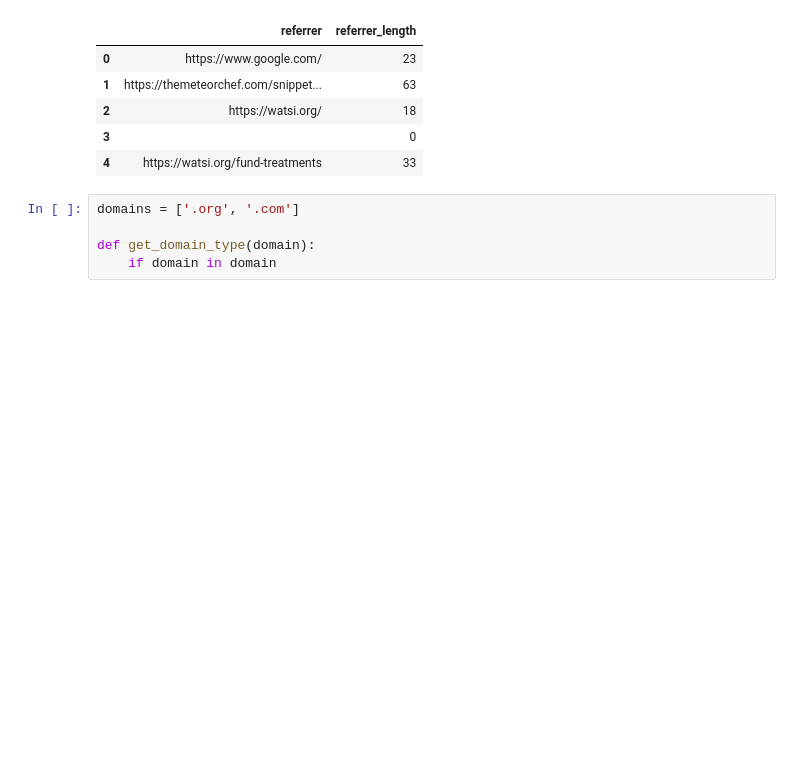
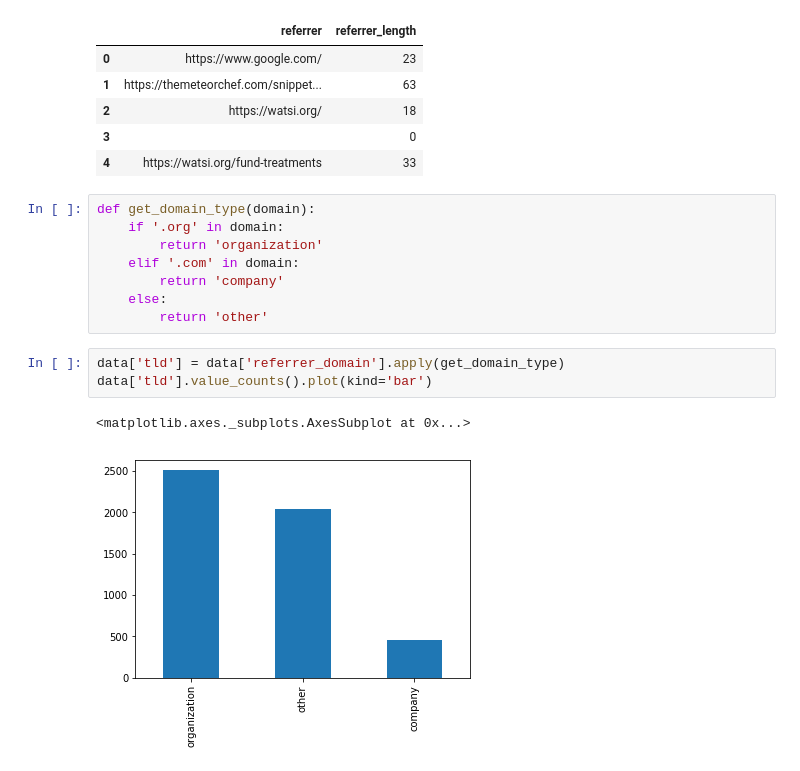
Before and after one commit to alcpinto/python-basics, a Jupyter notebook: notebooks/06analysis.ipynb, the cells around one changed output. Cells and saved outputs as stored; diff of their text form; blank space fills up the shorter version.

```diff
--- a/notebooks/06analysis.ipynb
+++ b/notebooks/06analysis.ipynb
@@ -107,8 +107,17 @@ data[['referrer', 'referrer_length']].head()
 | 2 | https://watsi.org/ | 18 |
 | 3 |  | 0 |
 | 4 | https://watsi.org/fund-treatments | 33 |
-# %%
-domains = ['.org', '.com']
-
-def get_domain_type(domain):
-    if domain in domain
+# %%
+def get_domain_type(domain):
+    if '.org' in domain:
+        return 'organization'
+    elif '.com' in domain:
+        return 'company'
+    else:
+        return 'other'
+# %%
+data['tld'] = data['referrer_domain'].apply(get_domain_type)
+data['tld'].value_counts().plot(kind='bar')
+# %% [output]
+<matplotlib.axes._subplots.AxesSubplot at 0x...>
+[figure, added]
```
Also changed, not shown: parts of 3 cells of this notebook, 3 other files.
